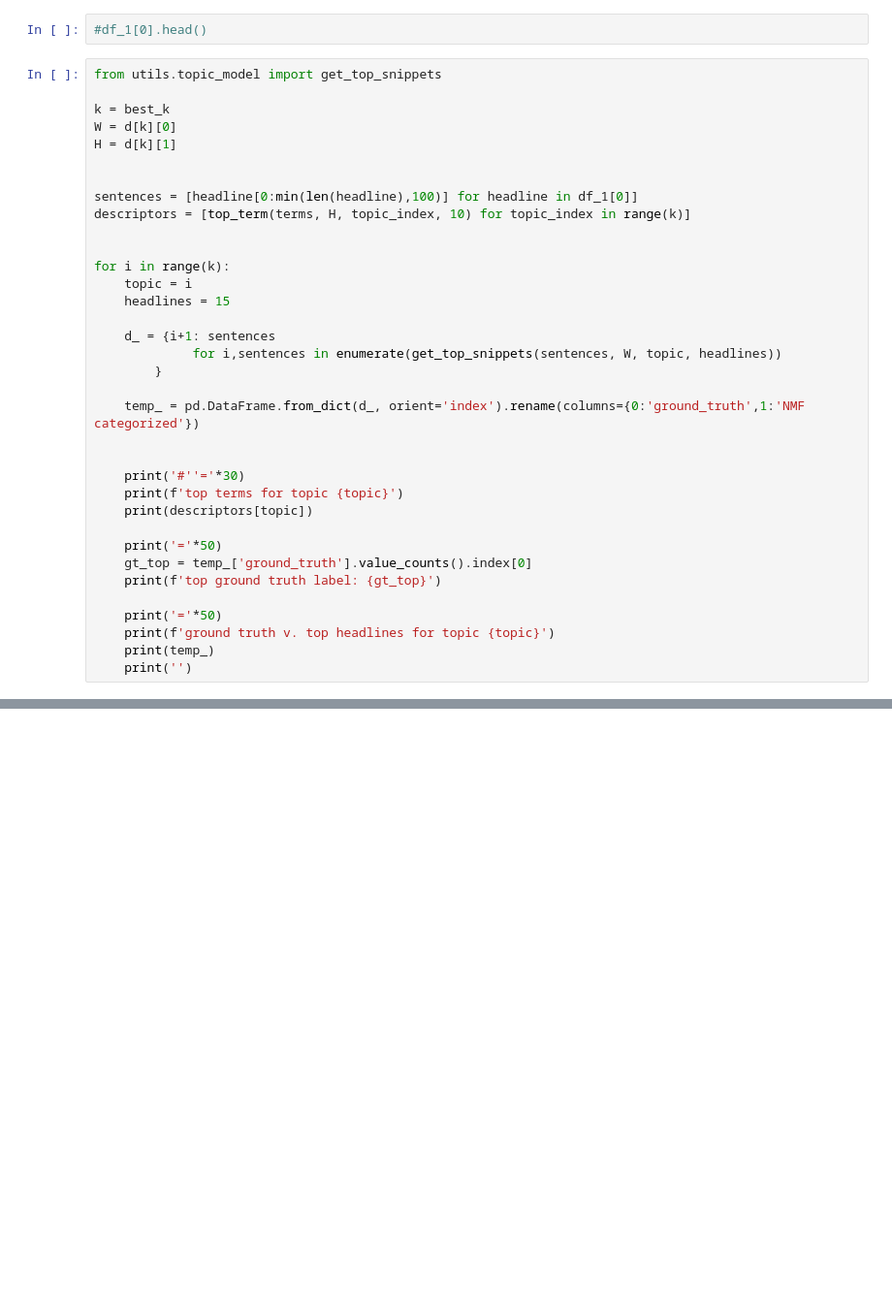
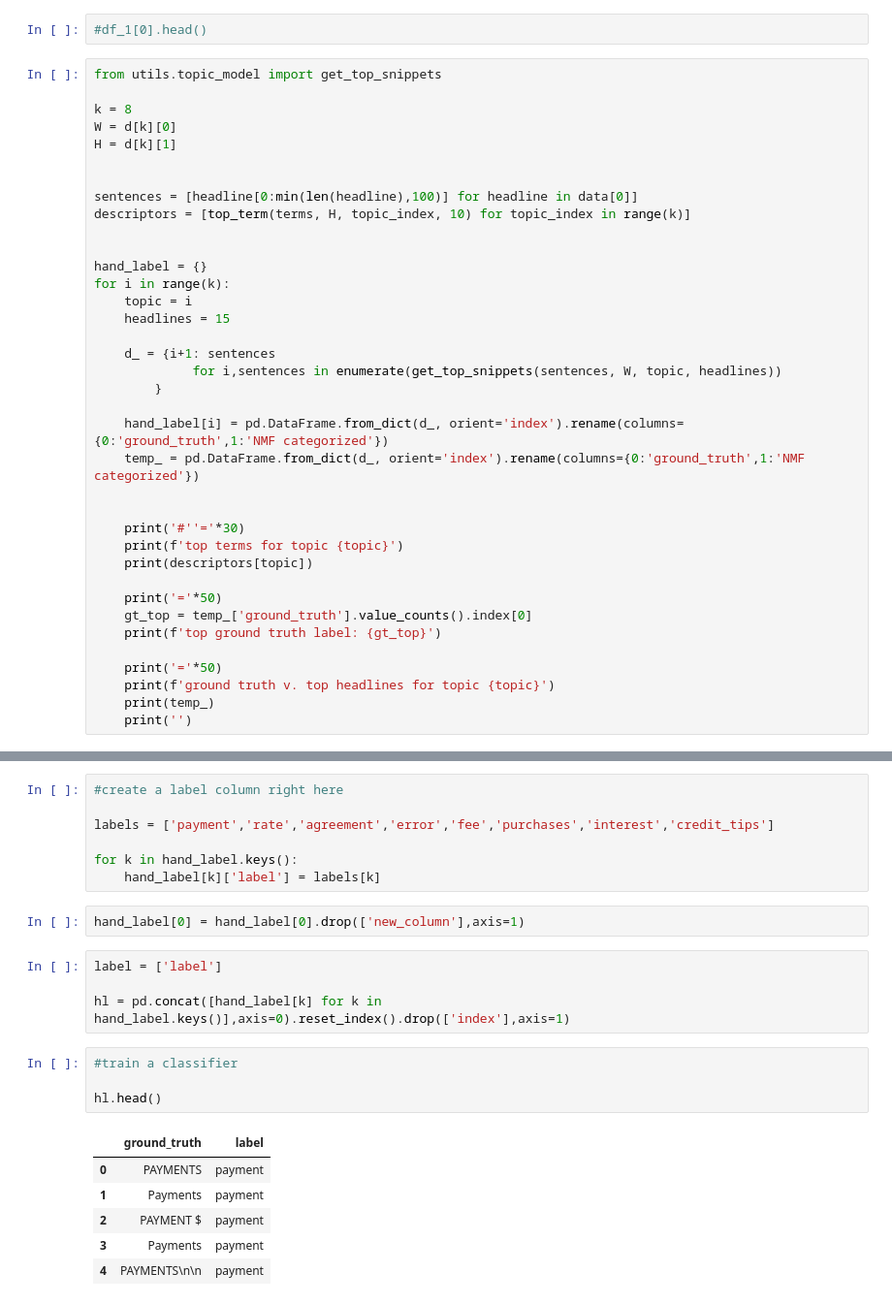
Before and after one commit to cullinap/contract_reader, a Jupyter notebook: data_preprocessing.ipynb, the cells around one changed output, grey strips where cells are left out. Shown at 97% size. Drawn from its saved outputs; the diff is of its cells as text; blank space fills up the shorter version.

```diff
--- a/data_preprocessing.ipynb
+++ b/data_preprocessing.ipynb
@@ -138,15 +201,16 @@ import pandas as pd
 # %%
 from utils.topic_model import get_top_snippets
 
-k = best_k
+k = 8
 W = d[k][0]
 H = d[k][1]
 
 
-sentences = [headline[0:min(len(headline),100)] for headline in df_1[0]]
+sentences = [headline[0:min(len(headline),100)] for headline in data[0]]
 descriptors = [top_term(terms, H, topic_index, 10) for topic_index in range(k)]
 
 
+hand_label = {}
 for i in range(k):
     topic = i
     headlines = 15
@@ -155,6 +219,7 @@ for i in range(k):
              for i,sentences in enumerate(get_top_snippets(sentences, W, topic, headlines))
         }
 
+    hand_label[i] = pd.DataFrame.from_dict(d_, orient='index').rename(columns={0:'ground_truth',1:'NMF categorized'})
     temp_ = pd.DataFrame.from_dict(d_, orient='index').rename(columns={0:'ground_truth',1:'NMF categorized'})
 
 
@@ -190,0 +258,24 @@ ground truth v. top headlines for topic 0
+# %%
+#create a label column right here
+
+labels = ['payment','rate','agreement','error','fee','purchases','interest','credit_tips']
+
+for k in hand_label.keys():
+    hand_label[k]['label'] = labels[k]
+# %%
+hand_label[0] = hand_label[0].drop(['new_column'],axis=1)
+# %%
+label = ['label']
+
+hl = pd.concat([hand_label[k] for k in hand_label.keys()],axis=0).reset_index().drop(['index'],axis=1)
+# %%
+#train a classifier
+
+hl.head()
+# %% [output]
+|  | ground_truth | label |
+| 0 | PAYMENTS | payment |
+| 1 | Payments | payment |
+| 2 | PAYMENT $ | payment |
+| 3 | Payments | payment |
+| 4 | PAYMENTS\n\n | payment |
```
Also changed, not shown: parts of 42 cells of this notebook, 5 other files.
